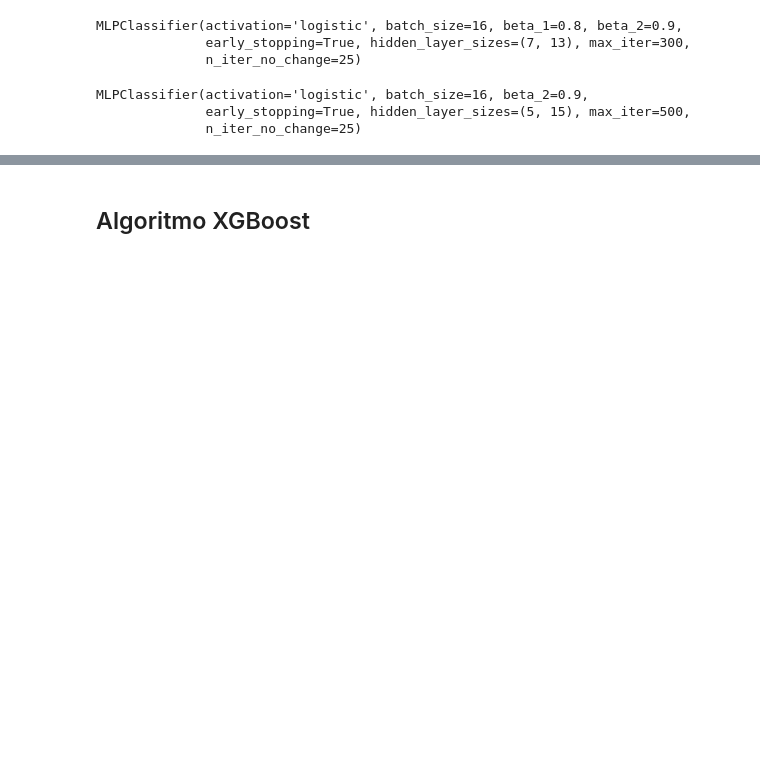
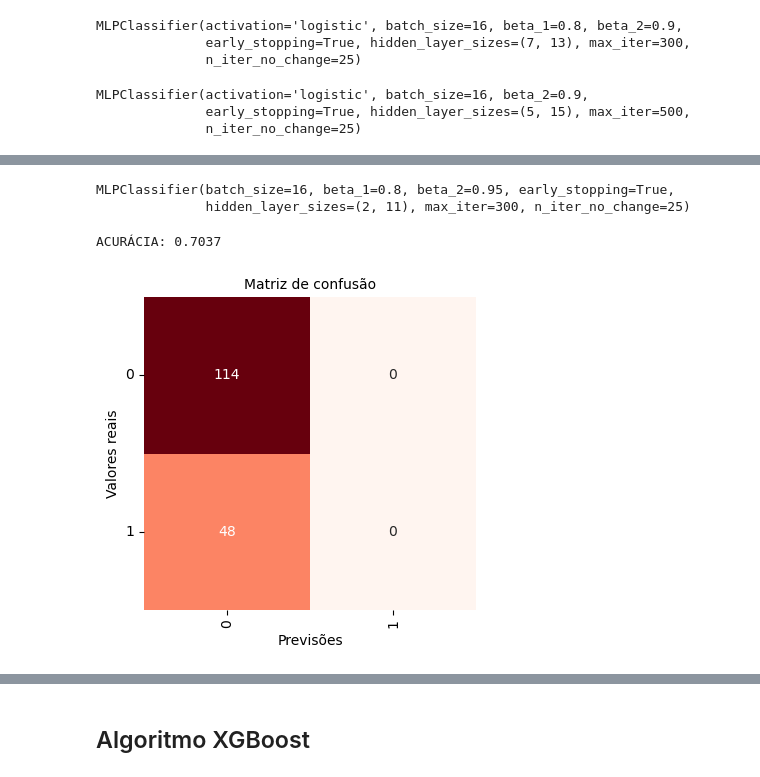
Before and after one commit to melinnediniz/RNA-AA3, a Jupyter notebook: build_model.ipynb, the cells around one changed output, grey strips where cells are left out. Drawn from its saved outputs; the diff is of its cells as text; code cells hidden in the pictures; blank space fills up the shorter version.

```diff
--- a/build_model.ipynb
+++ b/build_model.ipynb
@@ -309,0 +245,24 @@ ACURÁCIA: 0.6481
+# %%
+mlp_1_20 = MLPClassifier(
+    verbose= False,
+    max_iter=300,
+    activation='relu',
+    hidden_layer_sizes=(2,11),
+    batch_size=16,
+    beta_1=0.8,
+    beta_2=0.95,
+    solver='adam',
+    early_stopping=True,
+    n_iter_no_change=25
+)
+mlp_1_20.fit(X_train_norm.values, y_train)
+# %% [output]
+MLPClassifier(batch_size=16, beta_1=0.8, beta_2=0.95, early_stopping=True,
+              hidden_layer_sizes=(2, 11), max_iter=300, n_iter_no_change=25)
+# %%
+y_pred = mlp_1_20.predict(X_test_norm.values)
+get_accuracy(y_test, y_pred)
+plot_confusion_matrix(y_test, y_pred)
+# %% [output]
+ACURÁCIA: 0.7037
+[figure, added]
```
Also changed, not shown: parts of 37 cells of this notebook, 13 other files.
